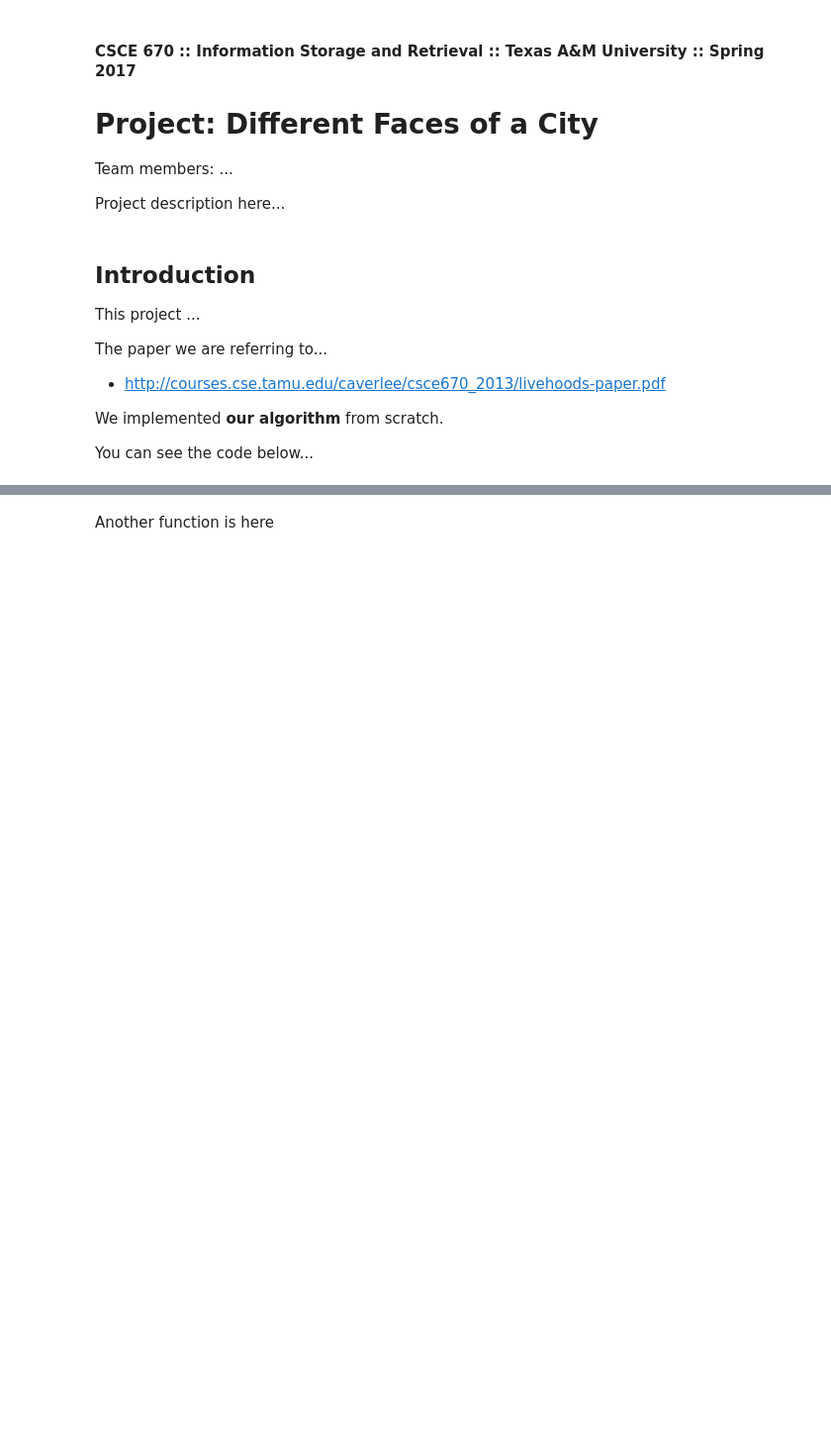
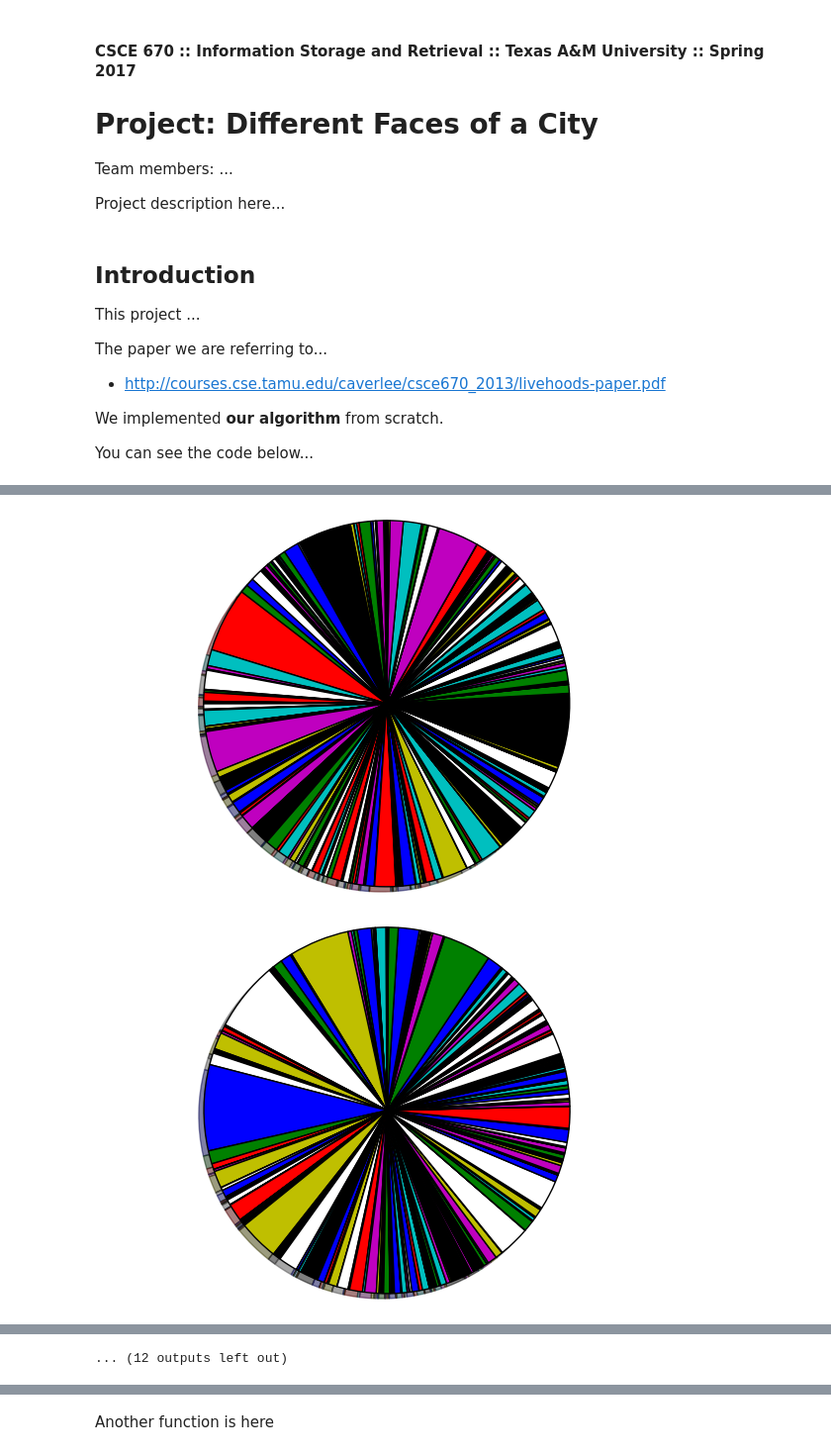
Before and after one commit to dhshin90/CSCE670-Project, a Jupyter notebook: project notebook.ipynb, the cells around one changed output, grey strips where cells are left out. Shown at 99% size. Saved outputs shown, nothing was run; the diff lists cells and outputs as text; code cells hidden in the pictures; blank space fills up the shorter version.

```diff
--- a/project notebook.ipynb
+++ b/project notebook.ipynb
@@ -121,7 +152,7 @@ from collections import defaultdict
 # Input: Filename of checkin data, period in hours
 # Return: {hour : {venueid : {userid : checkin_freq, ...}, ...}, ...}
 
-def get_checkin_freq_by_hour(filename, period):
+def get_checkin_freq_by_hour(filename):
     ret = defaultdict(lambda : defaultdict(dict))
 
     fp = open(filename, 'r')
@@ -133,8 +164,7 @@ def get_checkin_freq_by_hour(filename, period):
         userid = arr[0]
         venueid = arr[1]
         time = re.split(' ', arr[2])
-        hour = int(int(time[3][0:2])/period)
-
+        hour = int(time[3][0:2])
         if not ret.has_key(hour):
             ret[hour][venueid][userid] = 1
         else:
@@ -148,15 +178,15 @@ def get_checkin_freq_by_hour(filename, period):
 
     return ret
 
-austin_checkin_freq = get_checkin_freq_by_hour("austin_checkin.txt", 24)
-houston_checkin_freq = get_checkin_freq_by_hour("houston_checkin.txt", 24)
+austin_checkin_freq = get_checkin_freq_by_hour("austin_checkin.txt")
+houston_checkin_freq = get_checkin_freq_by_hour("houston_checkin.txt")
 # %%
 # Input: {hour : {venueid : {userid : checkin_freq, ...}, ...}, ...},
 #        {venueid : {"latitiude" : latitude, "longitude" : longitude, "type" : type}, ...},
 #        period in hours
 # Return {hour : {venue_type : freq, ...}, ...}
 
-def create_pie_chart(freq, info, period):
+def create_pie_chart(freq, info):
     ret = {}
 
     for hour, venues in freq.iteritems():
@@ -176,8 +206,6 @@ def create_pie_chart(freq, info, period):
                     ret[hour][venue_type] = checkin_total
                 else:
                     ret[hour][venue_type] += checkin_total
-
     return ret
-
-#austin_pie_chart = create_pie_chart(austin_checkin_freq, austin_venue, 1)
-#houston_pie_chart = create_pie_chart(houston_checkin_freq, houston_venue, 1)
+austin_pie_chart = create_pie_chart(austin_checkin_freq, austin_venue)
+houston_pie_chart = create_pie_chart(houston_checkin_freq, houston_venue)
@@ -183,0 +292,18 @@ def create_pie_chart(freq, info, period):
+# %%
+def pie_chart(town_checkin):
+    for hours, checkin in town_checkin.items():
+        categories=[]
+        count=[]
+        for key, indiv_checkin in checkin.items():
+            categories.append(key)
+            count.append(indiv_checkin)
+        member, texts = plt.pie(count, shadow=True, startangle=90)
+        plt.legend(member, categories, loc="best")
+        plt.axis('equal')
+        plt.tight_layout()
+        plt.show()
+
+pie_chart(austin_pie_chart)
+# %% [output]
+[figure, added]
+[figure, added]
@@ -184,3 +320,4 @@ def create_pie_chart(freq, info, period):
+... (12 outputs left out)
 # %%
 # Input: {userid : freq, ...}
 # Return: {userid : normalized_freq, ...}
```
Also changed, not shown: parts of 13 cells of this notebook.
